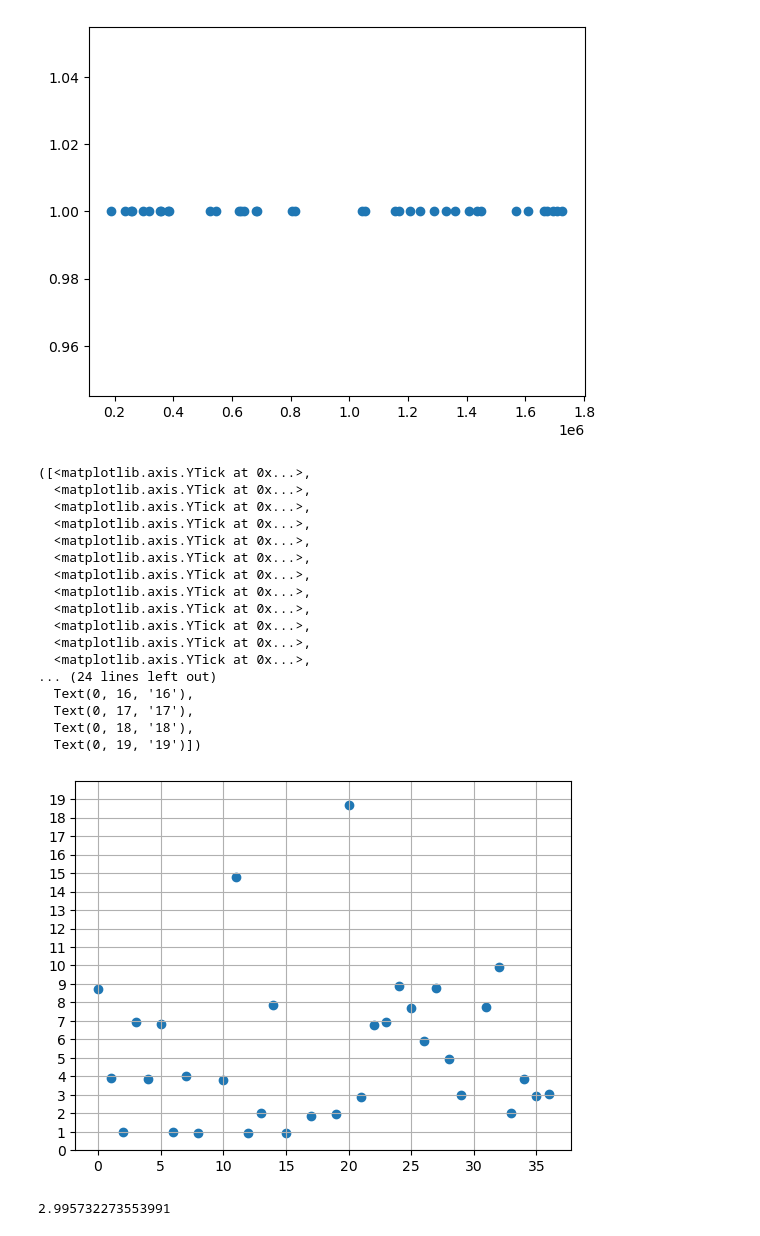
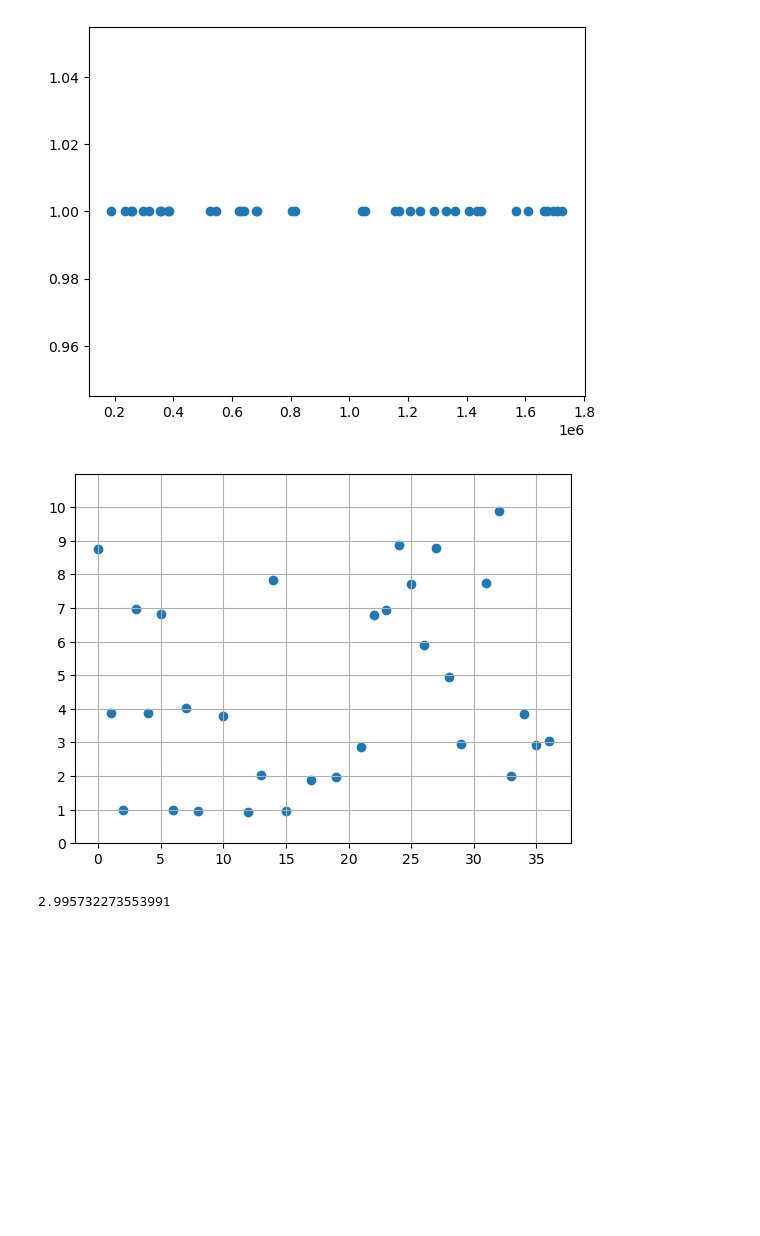
Before and after one commit to clementsoullard/sudoku-resolver, a Jupyter notebook: FFT/optimal-finding.ipynb, the cells around one changed output. Saved outputs shown, nothing was run; the diff lists cells and outputs as text; code cells hidden in the pictures; blank space fills up the shorter version.

```diff
--- a/FFT/optimal-finding.ipynb
+++ b/FFT/optimal-finding.ipynb
@@ -46,19 +46,28 @@ plt.stairs(bins[0], bins[1], fill=True)
 plt.show()
 bpm=np.mean(tempos[(tempos>min) & (tempos<max)])
 print("Bpm",bpm*2)
-print(min)
-significantbeatindex=(tempos>tempos[indexmax-1])&((tempos<tempos[indexmax+1]))
+lowbound=np.argmax(bins[1]>halftempo)
+significantbeatindex=((tempos>tempos[indexmax-1])&((tempos<tempos[indexmax+1])))
+#significantbeatindex=((tempos>tempos[indexmax-1])&((tempos<tempos[indexmax+1])))|((tempos>tempos[lowbound-1])&((tempos<tempos[lowbound])))
+halftempo=bpm/2
+
+lowbound=np.argmax(bins[1]>halftempo)
+
+
+
+
 plt.scatter(indexes[1:][significantbeatindex],np.ones(len(significantbeatindex[significantbeatindex==True])))
 spacecomputed=60/bpm
-
+print
 beats=indexes[1:][significantbeatindex]
 diffpatt=np.array([1,-1])
 diffsp=np.convolve(beats,diffpatt,mode="valid")/SAMPLING_FREQUENCY
 plt.show()
 plt.scatter([i for i in range(len(diffsp))],diffsp/spacecomputed)
-plt.ylim(0,20)
+plt.ylim(0,11)
 plt.grid()
-plt.yticks([i for i in range(0,20,1)])
+plt.yticks([i for i in range(0,11,1)])
+plt.show()
 # %% [output]
 [figure]
 Bpm 217.21308569356094
@@ -66,22 +74,5 @@ Bpm 217.21308569356094
 [figure]
-([<matplotlib.axis.YTick at 0x...>,
-  <matplotlib.axis.YTick at 0x...>,
-  <matplotlib.axis.YTick at 0x...>,
-  <matplotlib.axis.YTick at 0x...>,
-  <matplotlib.axis.YTick at 0x...>,
-  <matplotlib.axis.YTick at 0x...>,
-  <matplotlib.axis.YTick at 0x...>,
-  <matplotlib.axis.YTick at 0x...>,
-  <matplotlib.axis.YTick at 0x...>,
-  <matplotlib.axis.YTick at 0x...>,
-  <matplotlib.axis.YTick at 0x...>,
-  <matplotlib.axis.YTick at 0x...>,
-... (24 lines left out)
-  Text(0, 16, '16'),
-  Text(0, 17, '17'),
-  Text(0, 18, '18'),
-  Text(0, 19, '19')])
-[figure, old version]
+[figure, new version]
 # %%
 a=np.log(200/20)/20
 b=np.log(20)
```
Also changed, not shown: parts of 2 cells of this notebook, 1 other file.
